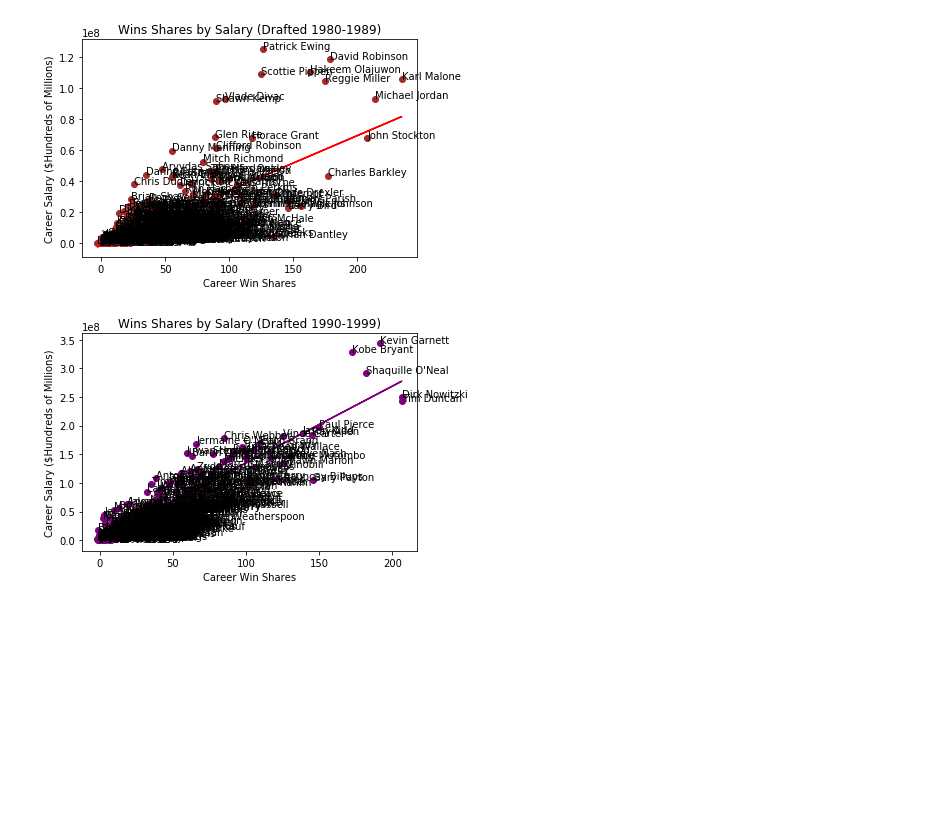
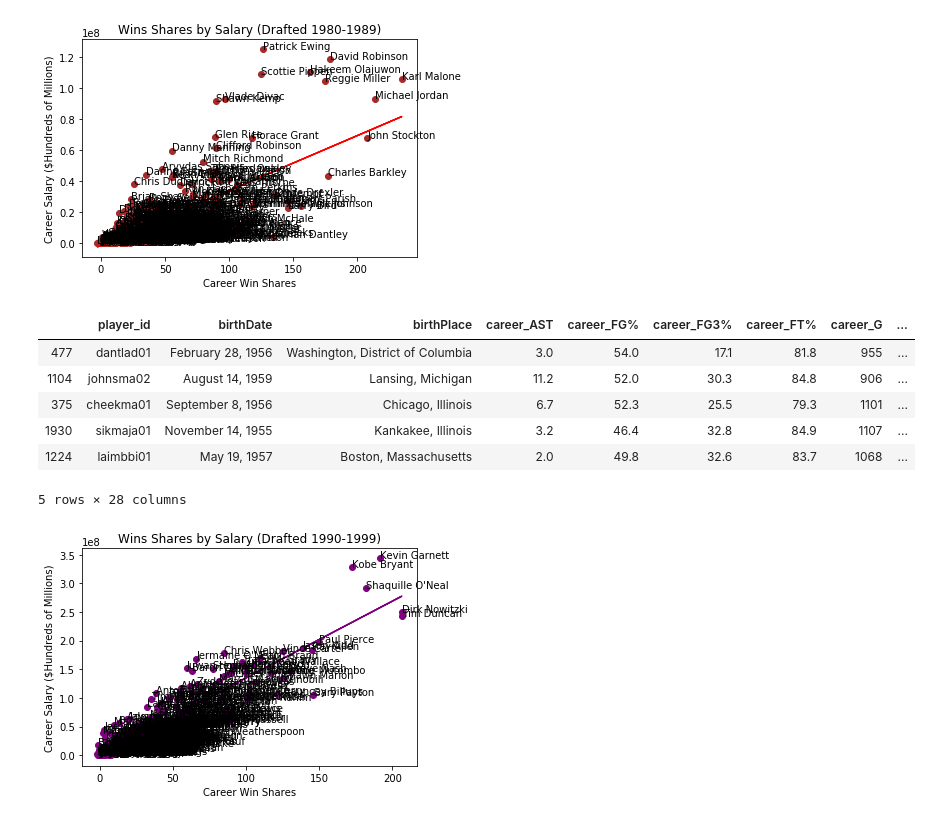
Before and after one commit to ajyoung21/NBA-Overpaid-Underpaid-Website, a Jupyter notebook: WebVisualizations/NBA Salary Data Analysis.ipynb, the cells around one changed output. Saved outputs shown, nothing was run; the diff lists cells and outputs as text; code cells hidden in the pictures; blank space fills up the shorter version.

Commit message:
Calculated the most overpaid and underpaid players.

```diff
--- a/WebVisualizations/NBA Salary Data Analysis.ipynb
+++ b/WebVisualizations/NBA Salary Data Analysis.ipynb
@@ -151,6 +151,25 @@ plt.savefig('visualizations/Eighties')
 plt.show()
 # %% [output]
 [figure]
+# %%
+eighties['fit'] = fit
+eighties['overpaid/underpaid'] = eighties['career_earnings']-eighties['fit']
+eighties['percent_overpaid/underpaid'] = eighties['overpaid/underpaid']/eighties['fit']
+
+eighties = eighties.sort_values(by=['percent_overpaid/underpaid'], ascending=False)
+eighties = eighties.sort_values(by=['percent_overpaid/underpaid'], ascending=True)
+eighties = eighties.sort_values(by=['overpaid/underpaid'], ascending=False)
+eighties = eighties.sort_values(by=['overpaid/underpaid'], ascending=True)
+
+eighties.head()
+# %% [output]
+|  | player_id | birthDate | birthPlace | career_AST | career_FG% | career_FG3% | career_FT% | career_G | ... |
+| 477 | dantlad01 | February 28, 1956 | Washington, District of Columbia | 3.0 | 54.0 | 17.1 | 81.8 | 955 | ... |
+| 1104 | johnsma02 | August 14, 1959 | Lansing, Michigan | 11.2 | 52.0 | 30.3 | 84.8 | 906 | ... |
+| 375 | cheekma01 | September 8, 1956 | Chicago, Illinois | 6.7 | 52.3 | 25.5 | 79.3 | 1101 | ... |
+| 1930 | sikmaja01 | November 14, 1955 | Kankakee, Illinois | 3.2 | 46.4 | 32.8 | 84.9 | 1107 | ... |
+| 1224 | laimbbi01 | May 19, 1957 | Boston, Massachusetts | 2.0 | 49.8 | 32.6 | 83.7 | 1068 | ... |
+5 rows × 28 columns
 # %%
 fig, ax = plt.subplots()
 
```
Also changed, not shown: parts of 4 cells of this notebook, 30 other files.
